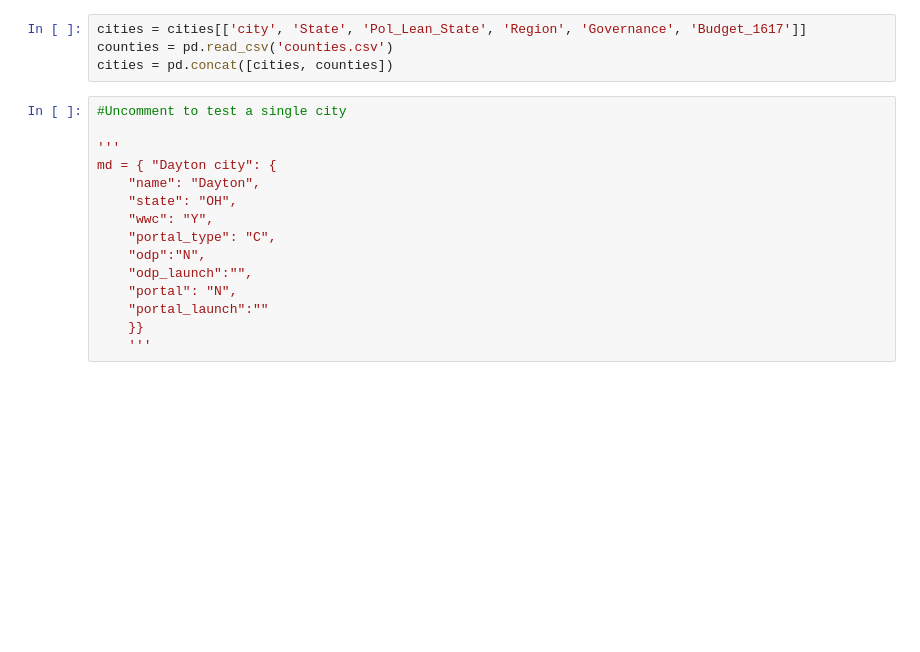
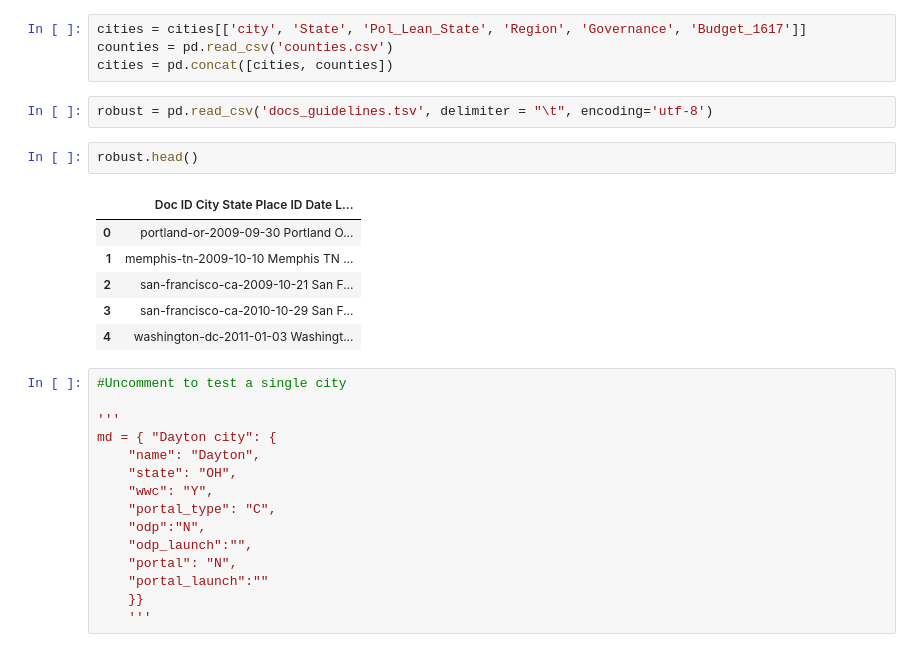
Before and after one commit to alenastern/Sunlight_FOIA, a Jupyter notebook: src/data/Data_Cleaning.ipynb, the cells around one changed output. Cells and saved outputs as stored; diff of their text form; blank space fills up the shorter version.

```diff
--- a/src/data/Data_Cleaning.ipynb
+++ b/src/data/Data_Cleaning.ipynb
@@ -58,6 +58,17 @@ cities['city'] = cs[0] + ' city'
 cities = cities[['city', 'State', 'Pol_Lean_State', 'Region', 'Governance', 'Budget_1617']]
 counties = pd.read_csv('counties.csv')
 cities = pd.concat([cities, counties])
+# %%
+robust = pd.read_csv('docs_guidelines.tsv', delimiter = "\t", encoding='utf-8')
+# %%
+robust.head()
+# %% [output]
+|  | Doc ID City State Place ID Date L... |
+| 0 | portland-or-2009-09-30 Portland O... |
+| 1 | memphis-tn-2009-10-10 Memphis TN ... |
+| 2 | san-francisco-ca-2009-10-21 San F... |
+| 3 | san-francisco-ca-2010-10-29 San F... |
+| 4 | washington-dc-2011-01-03 Washingt... |
 # %%
 #Uncomment to test a single city
 
```
Also changed, not shown: parts of 5 cells of this notebook.
